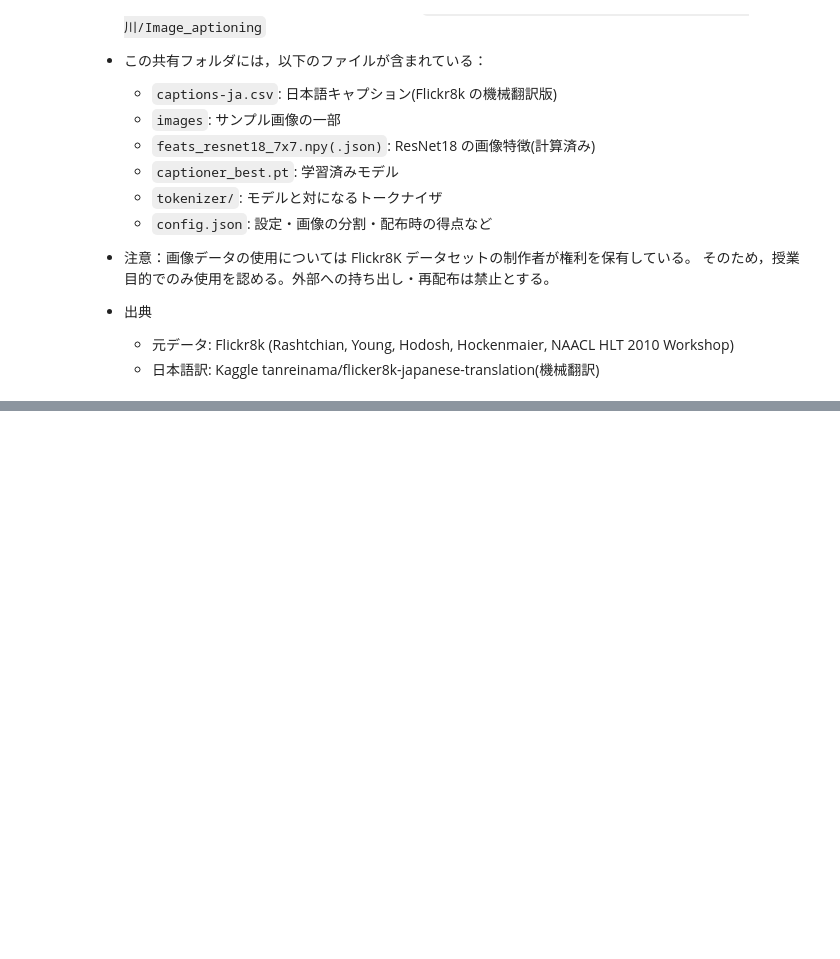
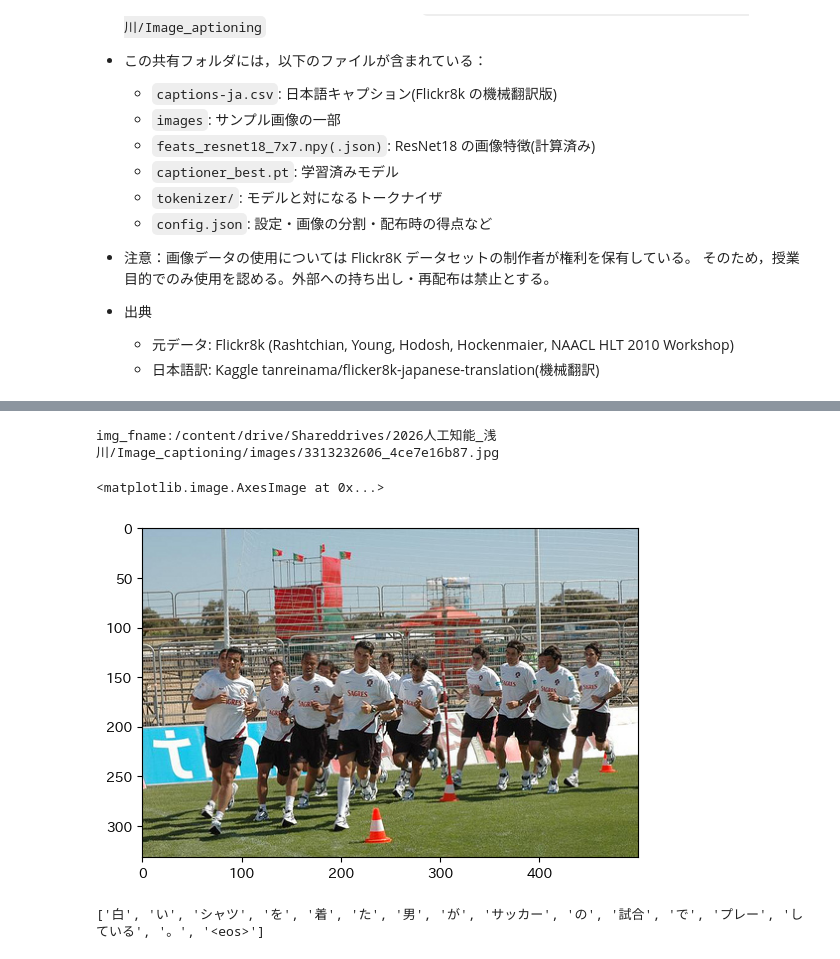
Before and after one commit to komazawa-deep-learning/komazawa-deep-learning.github.io, a Jupyter notebook: 2026notebooks/2026_1023Image_captioning_demo.ipynb, the cells around one changed output, grey strips where cells are left out. Drawn from its saved outputs; the diff is of its cells as text; code cells hidden in the pictures; blank space fills up the shorter version.

```diff
--- a/2026notebooks/2026_1023Image_captioning_demo.ipynb
+++ b/2026notebooks/2026_1023Image_captioning_demo.ipynb
@@ -379,3 +461,14 @@ im
+# %%
+k=0
+img_fname = found[list(found.keys())[k]]
+#found[k]
+print(f'img_fname:{img_fname}')
+img = Image.open(img_fname).convert("RGB")
+plt.imshow(img)
+# %% [output]
+img_fname:/content/drive/Shareddrives/2026人工知能_浅川/Image_captioning/images/3313232606_4ce7e16b87.jpg
+<matplotlib.image.AxesImage at 0x...>
+[figure, added]
 # %%
 def Encoder(pretrained=True):
     w = torchvision.models.ResNet18_Weights.DEFAULT if pretrained else None
@@ -393,10 +486,12 @@ def encode(img_fname, encoder=encoder, transform=transform):
     #out = feature.flatten(2).transpose(1, 2).half().cpu().squeeze(0).detach().numpy()
     return out
 
-_env = encode(im)
+_env = encode(img_fname)
 ids, al = model.generate(_env)
 ids, al = ids[0], al[0]
 pieces = [norm(p) or "·" for p in tok.convert_ids_to_tokens(ids)] + ["<eos>"]
 print(pieces)
+# %% [output]
+['白', 'い', 'シャツ', 'を', '着', 'た', '男', 'が', 'サッカー', 'の', '試合', 'で', 'プレー', 'している', '。', '<eos>']
 # %%
 !wget https://imgcdn.cna.com.tw/Jpn/WebJpnPhotos/800/2025/20250314/1051x1500_771062058253.jpg -O img.jpg
```
Also changed, not shown: parts of 21 cells of this notebook.
